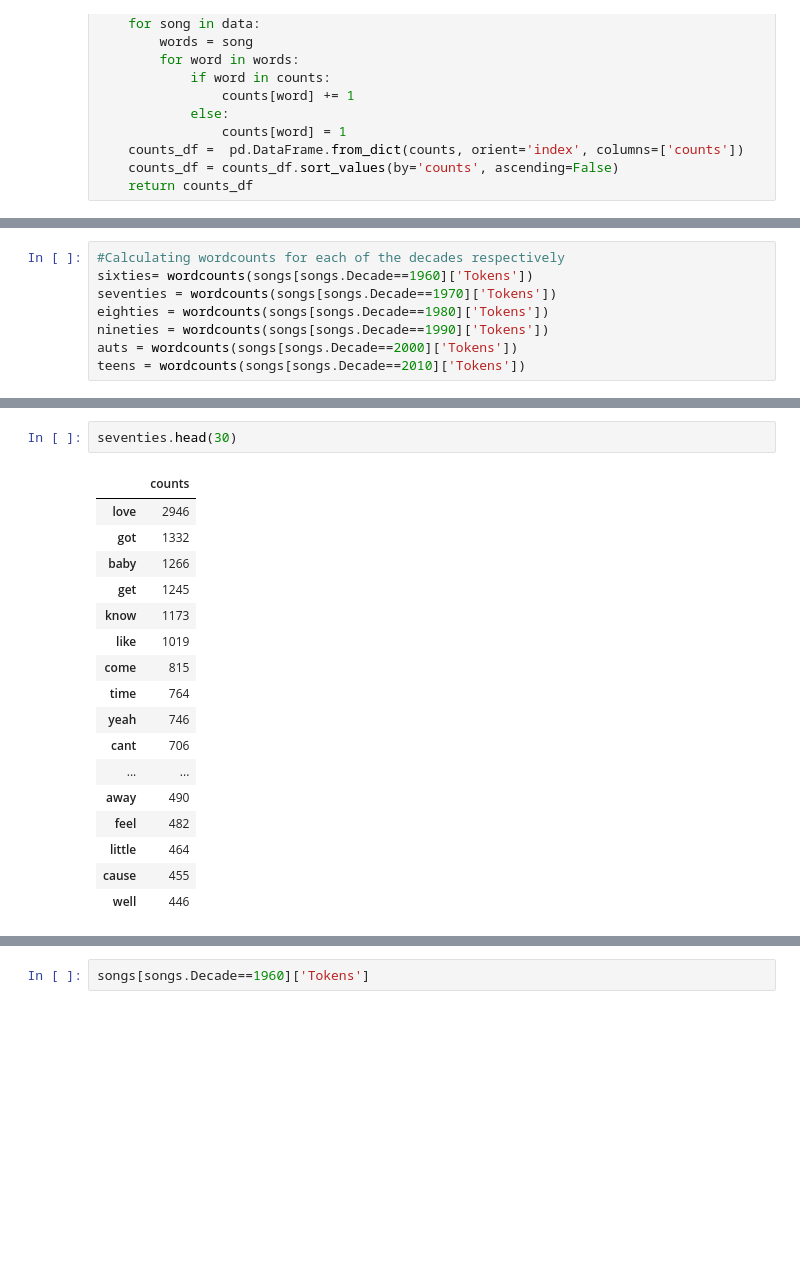
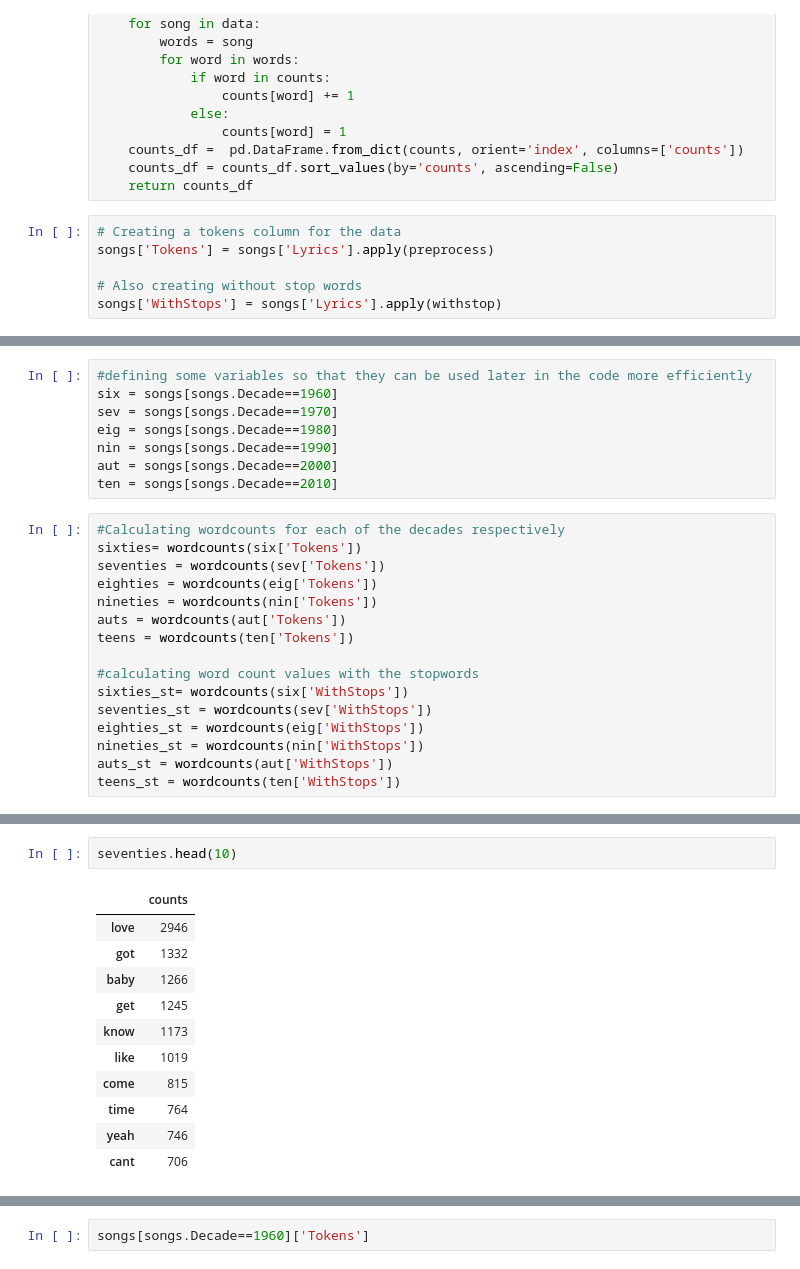
Before and after one commit to mbuck86/Capstone1, a Jupyter notebook: Data Story/Data Story Notebook.ipynb, the cells around one changed output, grey strips where cells are left out. Cells and saved outputs as stored; diff of their text form; blank space fills up the shorter version.

```diff
--- a/Data Story/Data Story Notebook.ipynb
+++ b/Data Story/Data Story Notebook.ipynb
@@ -114,6 +137,12 @@ def wordcounts(data):
     counts_df =  pd.DataFrame.from_dict(counts, orient='index', columns=['counts'])
     counts_df = counts_df.sort_values(by='counts', ascending=False)
     return counts_df
+# %%
+# Creating a tokens column for the data
+songs['Tokens'] = songs['Lyrics'].apply(preprocess)
+
+# Also creating without stop words
+songs['WithStops'] = songs['Lyrics'].apply(withstop)
 # %%
 #calculating wordcounts for all of the words in the data
 all_words = wordcounts(songs['Tokens'])
@@ -139,9 +178,25 @@ all_words.head(20)
 # %%
-#Calculating wordcounts for each of the decades respectively
-sixties= wordcounts(songs[songs.Decade==1960]['Tokens'])
-seventies = wordcounts(songs[songs.Decade==1970]['Tokens'])
-eighties = wordcounts(songs[songs.Decade==1980]['Tokens'])
-nineties = wordcounts(songs[songs.Decade==1990]['Tokens'])
-auts = wordcounts(songs[songs.Decade==2000]['Tokens'])
-teens = wordcounts(songs[songs.Decade==2010]['Tokens'])
+#defining some variables so that they can be used later in the code more efficiently
+six = songs[songs.Decade==1960]
+sev = songs[songs.Decade==1970]
+eig = songs[songs.Decade==1980]
+nin = songs[songs.Decade==1990]
+aut = songs[songs.Decade==2000]
+ten = songs[songs.Decade==2010]
+# %%
+#Calculating wordcounts for each of the decades respectively
+sixties= wordcounts(six['Tokens'])
+seventies = wordcounts(sev['Tokens'])
+eighties = wordcounts(eig['Tokens'])
+nineties = wordcounts(nin['Tokens'])
+auts = wordcounts(aut['Tokens'])
+teens = wordcounts(ten['Tokens'])
+
+#calculating word count values with the stopwords
+sixties_st= wordcounts(six['WithStops'])
+seventies_st = wordcounts(sev['WithStops'])
+eighties_st = wordcounts(eig['WithStops'])
+nineties_st = wordcounts(nin['WithStops'])
+auts_st = wordcounts(aut['WithStops'])
+teens_st = wordcounts(ten['WithStops'])
 # %%
@@ -167,21 +216,15 @@ sixties.head(30)
 # %%
-seventies.head(30)
+seventies.head(10)
 # %% [output]
 |  | counts |
 | love | 2946 |
 | got | 1332 |
 | baby | 1266 |
 | get | 1245 |
 | know | 1173 |
 | like | 1019 |
 | come | 815 |
 | time | 764 |
 | yeah | 746 |
 | cant | 706 |
-| ... | ... |
-| away | 490 |
-| feel | 482 |
-| little | 464 |
-| cause | 455 |
-| well | 446 |
 # %%
```
Also changed, not shown: parts of 15 cells of this notebook.
